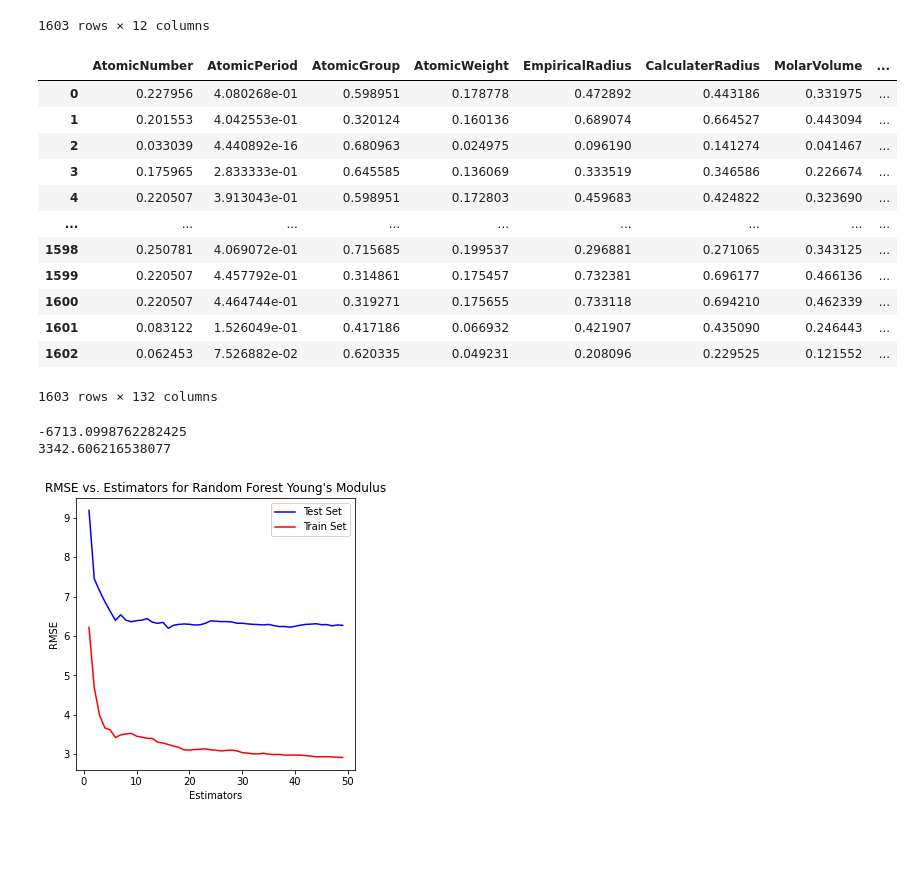
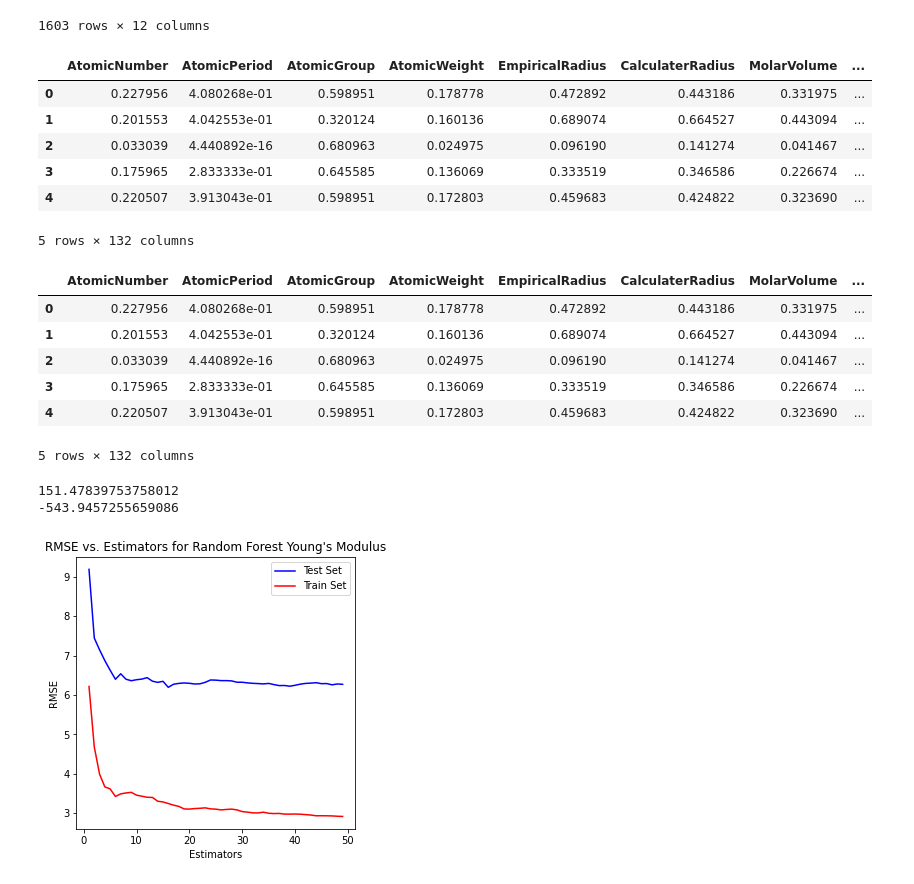
Before and after one commit to zachang890/ML_Research---Glass, a Jupyter notebook: feature_selection_atomic_wk3-4.ipynb, the cells around one changed output. Drawn from its saved outputs; the diff is of its cells as text; code cells hidden in the pictures; blank space fills up the shorter version.

```diff
--- a/feature_selection_atomic_wk3-4.ipynb
+++ b/feature_selection_atomic_wk3-4.ipynb
@@ -81,13 +81,16 @@ class Feature_Onboard:
     def normalize_features(self, samples_by_features, names): #NORMALIZE ALL FEATURES BETWEEN 0 AND 1
         feature_names = samples_by_features.columns
         add_end = []
+        to_transform = []
         for name in samples_by_features:
             if name not in names:
                 add_end.append(name)
+            else:
+                to_transform.append(name)
         transformed_samples_by_features = pd.DataFrame()
         for name in add_end:
             transformed_samples_by_features[name] = samples_by_features[name]
-        for i in range(len(names)):
+        for i in range(len(to_transform)):
             for j in range(len(samples_by_features)):
                 current_value = samples_by_features.at[j, names[i]]
                 min_value = samples_by_features[names[i]].min()
@@ -169,44 +172,32 @@ class Feature_Transformations:
             self.new_feature_names.append(name)
 
     def perform_transforms(self):
         self.transform_function(self.square)
         self.transform_function(self.square_root)
         self.transform_function(self.exponential)
         self.transform_function(self.logarithmic)
         self.transform_function(self.inverse)
         self.transform_function(self.inverse_squared)
         self.transform_function(self.cubic)
         self.transform_function(self.inverse_sqrt)
         self.transform_function(self.inverse_exponential)
         self.transform_function(self.inverse_log)
 
     def convert_to_csv(self, df):
         df.to_csv(r"./transformed_samples_by_features.csv")
 
 transformation_obj = Feature_Transformations(feature_names, transformed_samples_by_features)
 transformation_obj.perform_transforms()
-transformation_obj.transformed_samples_by_features
+transformation_obj.transformed_samples_by_features.head()
 #transformation_obj.convert_to_csv()
 
 
 #AtomicWeight, CalculaterRadius
 # %% [output]
 |  | AtomicNumber | AtomicPeriod | AtomicGroup | AtomicWeight | EmpiricalRadius | CalculaterRadius | MolarVolume | ... |
 | 0 | 0.227956 | 4.080268e-01 | 0.598951 | 0.178778 | 0.472892 | 0.443186 | 0.331975 | ... |
 | 1 | 0.201553 | 4.042553e-01 | 0.320124 | 0.160136 | 0.689074 | 0.664527 | 0.443094 | ... |
 | 2 | 0.033039 | 4.440892e-16 | 0.680963 | 0.024975 | 0.096190 | 0.141274 | 0.041467 | ... |
 | 3 | 0.175965 | 2.833333e-01 | 0.645585 | 0.136069 | 0.333519 | 0.346586 | 0.226674 | ... |
 | 4 | 0.220507 | 3.913043e-01 | 0.598951 | 0.172803 | 0.459683 | 0.424822 | 0.323690 | ... |
-| ... | ... | ... | ... | ... | ... | ... | ... | ... |
-| 1598 | 0.250781 | 4.069072e-01 | 0.715685 | 0.199537 | 0.296881 | 0.271065 | 0.343125 | ... |
-| 1599 | 0.220507 | 4.457792e-01 | 0.314861 | 0.175457 | 0.732381 | 0.696177 | 0.466136 | ... |
-| 1600 | 0.220507 | 4.464744e-01 | 0.319271 | 0.175655 | 0.733118 | 0.694210 | 0.462339 | ... |
-| 1601 | 0.083122 | 1.526049e-01 | 0.417186 | 0.066932 | 0.421907 | 0.435090 | 0.246443 | ... |
-| 1602 | 0.062453 | 7.526882e-02 | 0.620335 | 0.049231 | 0.208096 | 0.229525 | 0.121552 | ... |
-1603 rows × 132 columns
+5 rows × 132 columns
-# %%
-print(transformation_obj.transformed_samples_by_features["Assumed CN Inversed Log"].min())
-print(transformation_obj.transformed_samples_by_features["Assumed CN Inversed Log"].max())
-# %% [output]
--6713.0998762282425
-3342.606216538077
@@ -217,3 +204,21 @@ transformation_obj.convert_to_csv(transformed_normalize_second)
+# %%
+first_level_names = transformation_obj.new_feature_names
+first_transformed_normalize = feature_obj.normalize_features(transformation_obj.transformed_samples_by_features, first_level_names)
+first_transformed_normalize.head() #Verified to be correct
+# %% [output]
+|  | AtomicNumber | AtomicPeriod | AtomicGroup | AtomicWeight | EmpiricalRadius | CalculaterRadius | MolarVolume | ... |
+| 0 | 0.227956 | 4.080268e-01 | 0.598951 | 0.178778 | 0.472892 | 0.443186 | 0.331975 | ... |
+| 1 | 0.201553 | 4.042553e-01 | 0.320124 | 0.160136 | 0.689074 | 0.664527 | 0.443094 | ... |
+| 2 | 0.033039 | 4.440892e-16 | 0.680963 | 0.024975 | 0.096190 | 0.141274 | 0.041467 | ... |
+| 3 | 0.175965 | 2.833333e-01 | 0.645585 | 0.136069 | 0.333519 | 0.346586 | 0.226674 | ... |
+| 4 | 0.220507 | 3.913043e-01 | 0.598951 | 0.172803 | 0.459683 | 0.424822 | 0.323690 | ... |
+5 rows × 132 columns
+# %%
+print(transformation_obj.transformed_samples_by_features["Bond dissociation energy Inversed Log"].max())
+print(transformation_obj.transformed_samples_by_features["Bond dissociation energy Inversed Log"].min())
+# %% [output]
+151.47839753758012
+-543.9457255659086
 # %%
 #Random Forest Regressor
 from sklearn.model_selection import train_test_split
```
Also changed, not shown: parts of 2 cells of this notebook, 16 other files.
